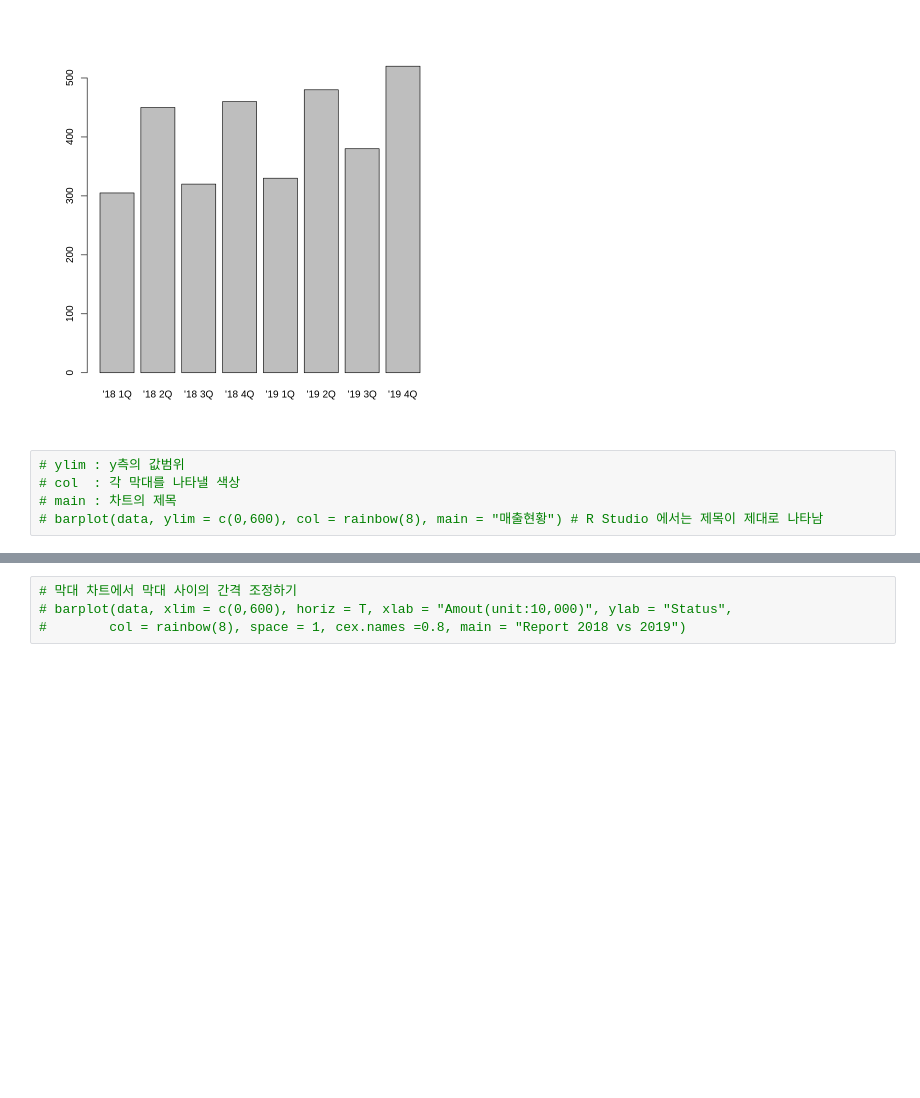
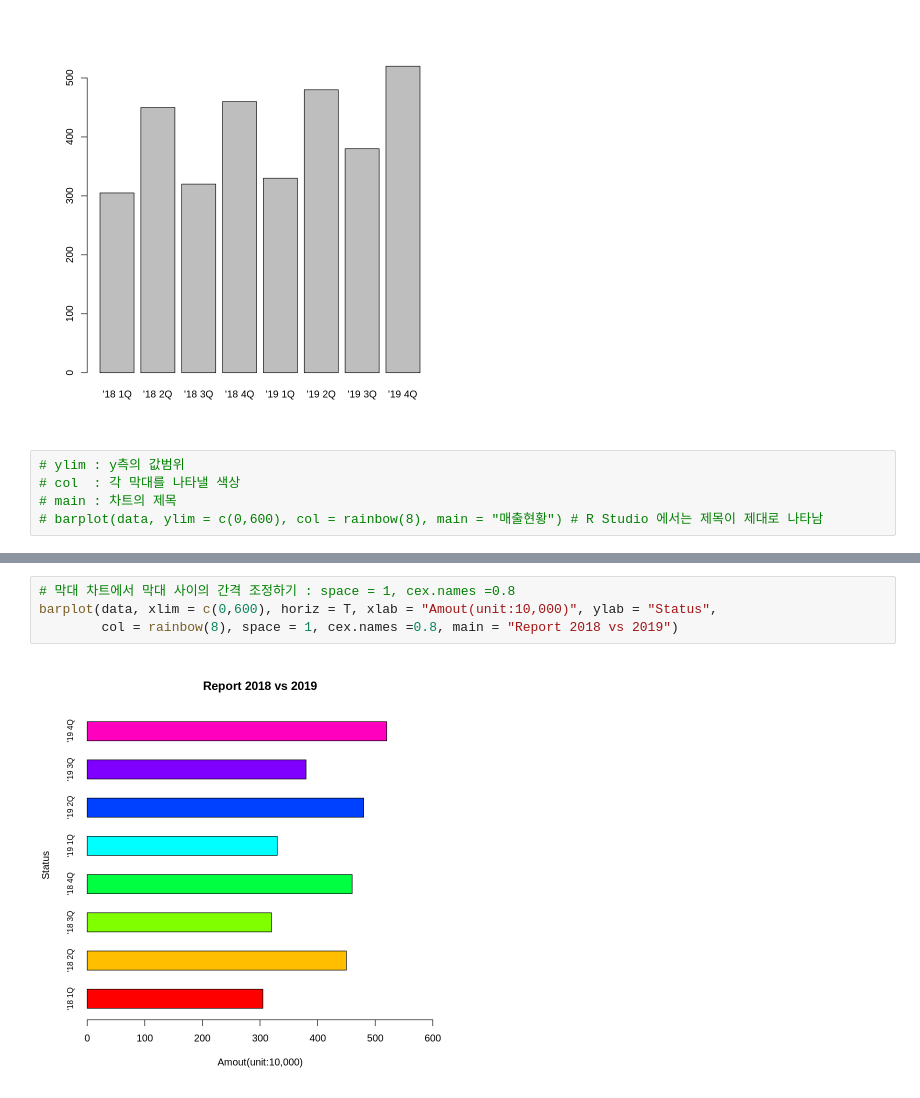
Before and after one commit to gyujin0450/RPRG_PartII, a Jupyter notebook: p140_이산변수시각화.ipynb, the cells around one changed output, grey strips where cells are left out. Saved outputs shown, nothing was run; the diff lists cells and outputs as text; blank space fills up the shorter version.

```diff
--- a/p140_이산변수시각화.ipynb
+++ b/p140_이산변수시각화.ipynb
@@ -35,6 +42,8 @@ barplot(data)
 # %%
-# 막대 차트에서 막대 사이의 간격 조정하기
-# barplot(data, xlim = c(0,600), horiz = T, xlab = "Amout(unit:10,000)", ylab = "Status",
-#        col = rainbow(8), space = 1, cex.names =0.8, main = "Report 2018 vs 2019")
+# 막대 차트에서 막대 사이의 간격 조정하기 : space = 1, cex.names =0.8
+barplot(data, xlim = c(0,600), horiz = T, xlab = "Amout(unit:10,000)", ylab = "Status",
+        col = rainbow(8), space = 1, cex.names =0.8, main = "Report 2018 vs 2019")
+# %% [output]
+[figure, added]
 # %%
 # 막대 차트에서 막대의 색상 지정
```
Also changed, not shown: parts of 16 cells of this notebook.
